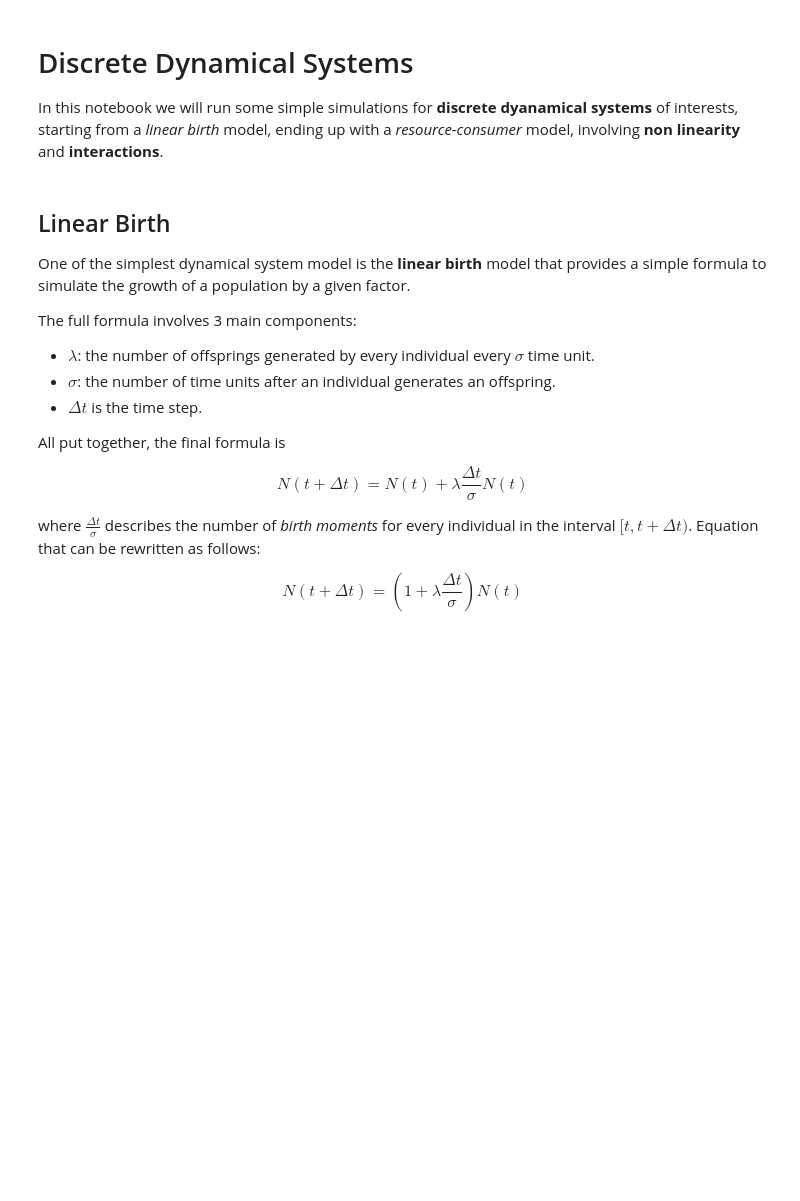
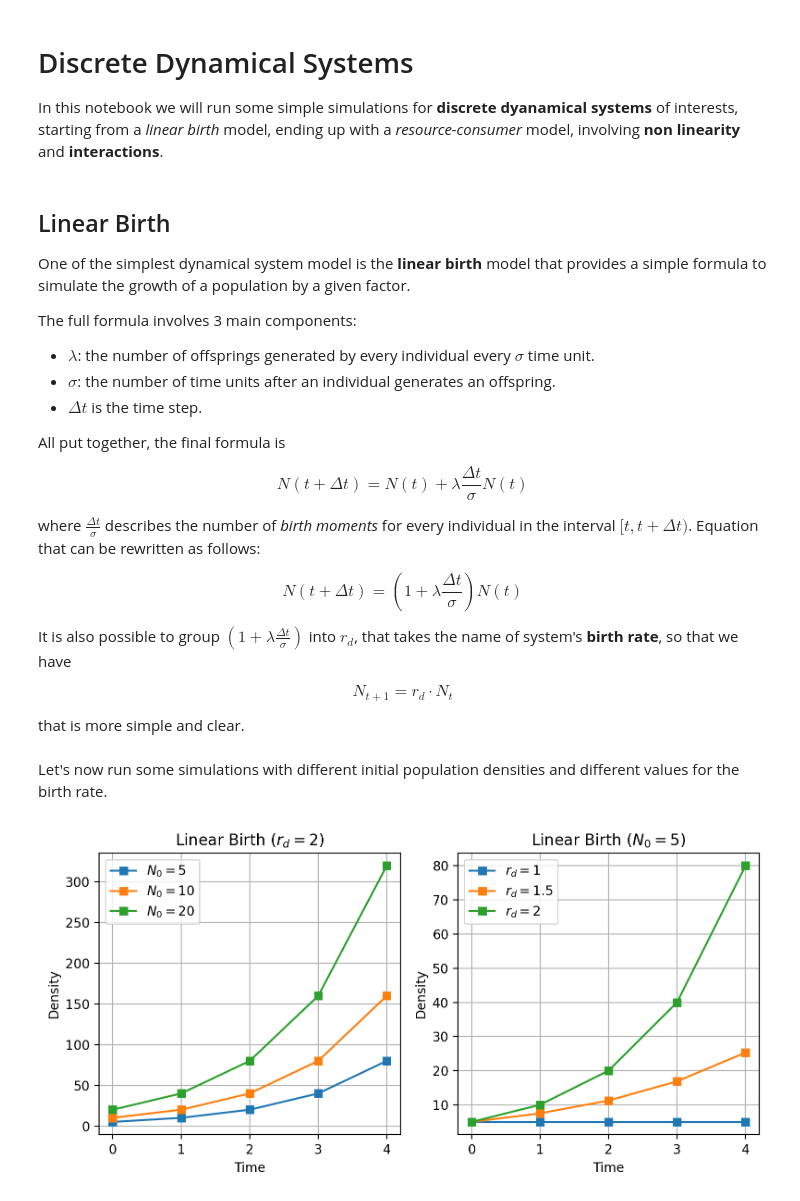
Before and after one commit to FedericoBustaffa/cmcs, a Jupyter notebook: discrete.ipynb, the cells around one changed output. Saved outputs shown, nothing was run; the diff lists cells and outputs as text; code cells hidden in the pictures; blank space fills up the shorter version.

```diff
--- a/discrete.ipynb
+++ b/discrete.ipynb
@@ -30,9 +31,47 @@ every individual in the interval $[t, t + \Delta t)$. Equation that can be
 rewritten as follows:
 
 $$N(t + \Delta t) = \left( 1 + \lambda \frac{\Delta t}{\sigma} \right) N(t)$$
+
+It is also possible to group $\left( 1 + \lambda \frac{\Delta t}{\sigma} \right)$
+into $r_d$, that takes the name of system's **birth rate**, so that we have
+
+$$N_{t+1} = r_d \cdot N_t$$
+
+that is more simple and clear.
 # %%
-def linear_birth(n0, lam, sigma, delta, t):
+def linear_birth(n0, rate, t):
     if t == 0:
         return n0
-    birth_rate = 1 + lam * delta / sigma
-    return birth_rate * linear_birth(n0, lam, sigma, delta, t - 1)
+    return rate * linear_birth(n0, rate, t - 1)
+# %% [markdown]
+Let's now run some simulations with different initial population densities and
+different values for the birth rate.
+# %%
+times = [i for i in range(5)]
+
+_, (ax1, ax2) = plt.subplots(1, 2, figsize=(8, 4), dpi=200)
+
+r_d = 2
+ax1.set_title(rf"Linear Birth ($r_d = {r_d}$)")
+ax1.set_xlabel("Time")
+ax1.set_ylabel("Density")
+n0s = [5, 10, 20]
+for n0 in n0s:
+    ax1.plot(times, [linear_birth(n0, 2, t) for t in times], marker="s", label=rf"$N_0 = {n0}$")
+ax1.legend()
+ax1.grid()
+
+N_0 = 5
+ax2.set_title(rf"Linear Birth ($N_0 = {N_0}$)")
+ax2.set_xlabel("Time")
+ax2.set_ylabel("Density")
+rates = [1, 1.5, 2]
+for rd in rates:
+    ax2.plot(times, [linear_birth(N_0, rd, t) for t in times], marker="s", label=rf"$r_d = {rd}$")
+ax2.legend()
+ax2.grid()
+
+plt.tight_layout()
+plt.show()
+# %% [output]
+[figure, added]
```
Also changed, not shown: parts of 3 cells of this notebook.
